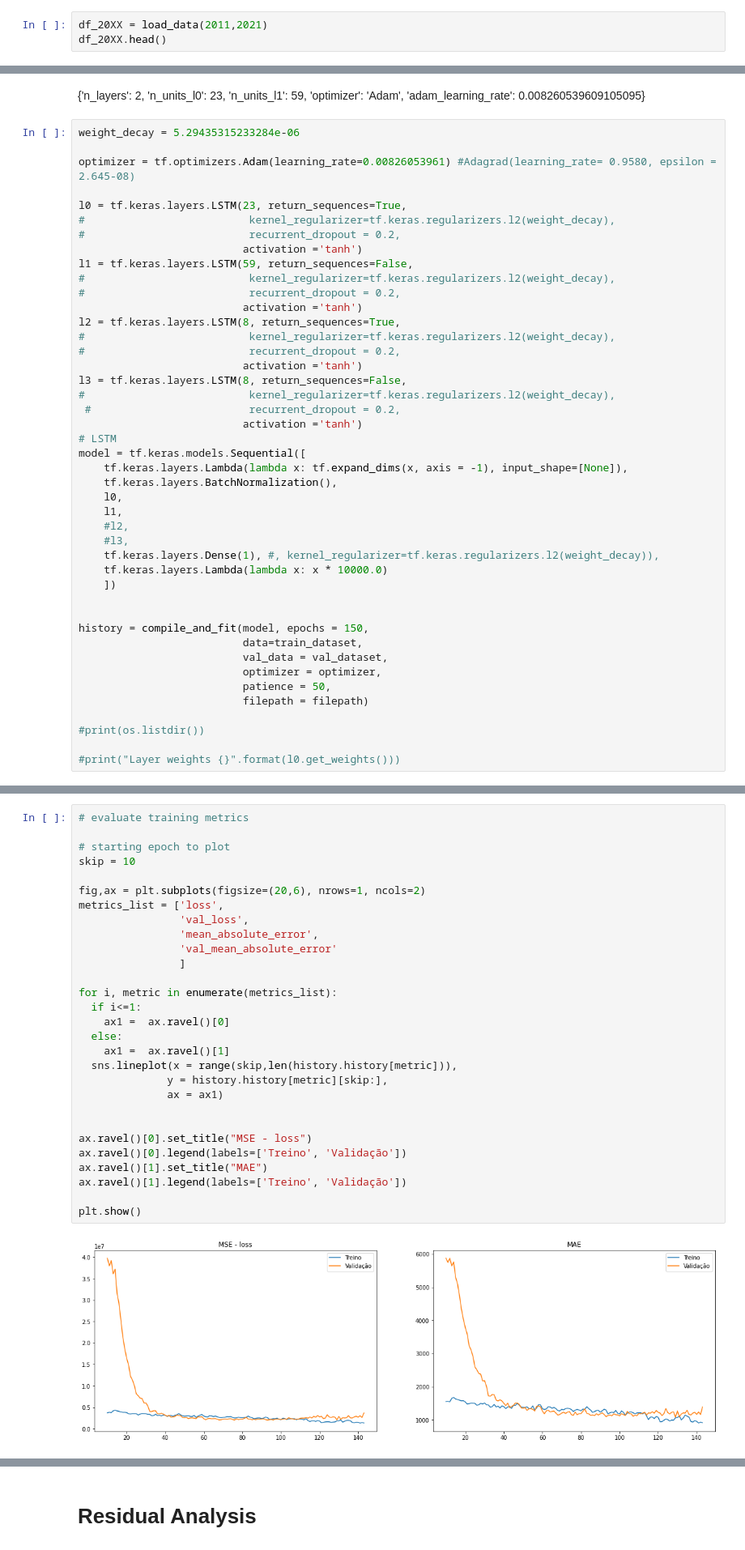
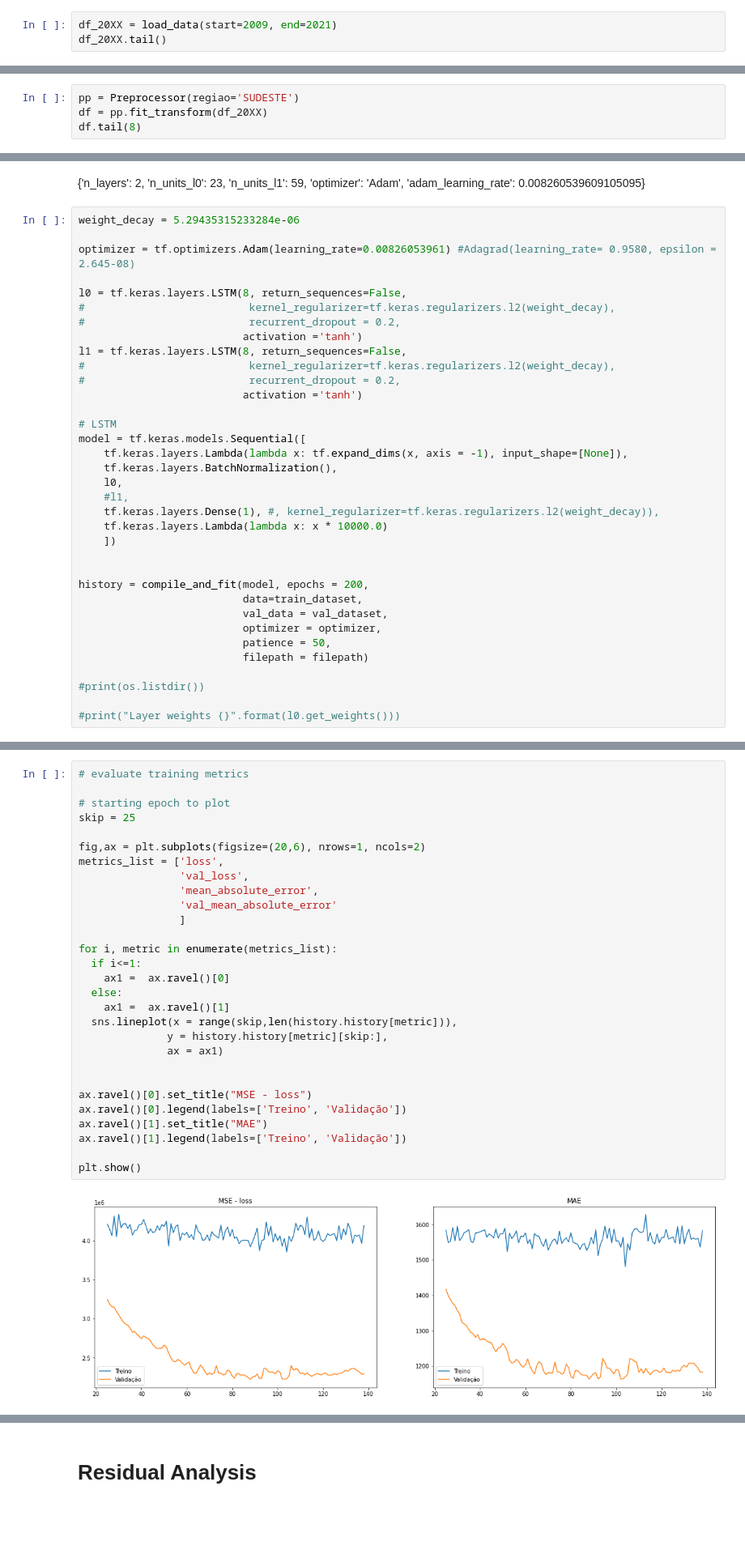
Before and after one commit to marcos-mansur/load-forecast, a Jupyter notebook: model_v1.ipynb, the cells around one changed output, grey strips where cells are left out. Shown at 81% size. Saved outputs shown, nothing was run; the diff lists cells and outputs as text; blank space fills up the shorter version.

Commit message:
update model_v1

```diff
--- a/model_v1.ipynb
+++ b/model_v1.ipynb
@@ -34,7 +39,7 @@ tf.random.set_seed(SEED)
 # %% [markdown]
 # Load data
 # %%
-df_20XX = load_data(2011,2021)
-df_20XX.head()
+df_20XX = load_data(start=2009, end=2021)
+df_20XX.tail()
 # %% [output]
 |  | id_subsistema | nom_subsistema | din_instante | val_cargaenergiamwmed |
@@ -55,0 +53,4 @@ df.head()
+# %%
+pp = Preprocessor(regiao='SUDESTE')
+df = pp.fit_transform(df_20XX)
+df.tail(8)
@@ -210,36 +237,27 @@ weight_decay = 5.29435315233284e-06
 
 optimizer = tf.optimizers.Adam(learning_rate=0.00826053961) #Adagrad(learning_rate= 0.9580, epsilon = 2.645-08)
 
-l0 = tf.keras.layers.LSTM(23, return_sequences=True,
+l0 = tf.keras.layers.LSTM(8, return_sequences=False,
 #                          kernel_regularizer=tf.keras.regularizers.l2(weight_decay),
 #                          recurrent_dropout = 0.2,
                           activation ='tanh')
-l1 = tf.keras.layers.LSTM(59, return_sequences=False,
+l1 = tf.keras.layers.LSTM(8, return_sequences=False,
 #                          kernel_regularizer=tf.keras.regularizers.l2(weight_decay),
 #                          recurrent_dropout = 0.2,
                           activation ='tanh')
-l2 = tf.keras.layers.LSTM(8, return_sequences=True,
-#                          kernel_regularizer=tf.keras.regularizers.l2(weight_decay),
-#                          recurrent_dropout = 0.2,
-                          activation ='tanh')
-l3 = tf.keras.layers.LSTM(8, return_sequences=False,
-#                          kernel_regularizer=tf.keras.regularizers.l2(weight_decay),
- #                         recurrent_dropout = 0.2,
-                          activation ='tanh')
+
 # LSTM
 model = tf.keras.models.Sequential([
     tf.keras.layers.Lambda(lambda x: tf.expand_dims(x, axis = -1), input_shape=[None]),
     tf.keras.layers.BatchNormalization(),
     l0,
-    l1,
-    #l2,
-    #l3,
+    #l1,
     tf.keras.layers.Dense(1), #, kernel_regularizer=tf.keras.regularizers.l2(weight_decay)),
     tf.keras.layers.Lambda(lambda x: x * 10000.0)
     ])
 
 
-history = compile_and_fit(model, epochs = 150,
+history = compile_and_fit(model, epochs = 200,
                           data=train_dataset,
                           val_data = val_dataset,
                           optimizer = optimizer,
@@ -274,34 +288,34 @@ tf.config.list_physical_devices()
 # %%
 # evaluate training metrics
 
 # starting epoch to plot
-skip = 10
+skip = 25
 
 fig,ax = plt.subplots(figsize=(20,6), nrows=1, ncols=2)
 metrics_list = ['loss',
                 'val_loss',
                 'mean_absolute_error',
                 'val_mean_absolute_error'
                 ]
 
 for i, metric in enumerate(metrics_list):
   if i<=1:
     ax1 =  ax.ravel()[0]
   else:
     ax1 =  ax.ravel()[1]
   sns.lineplot(x = range(skip,len(history.history[metric])),
               y = history.history[metric][skip:],
               ax = ax1)
 
 
 ax.ravel()[0].set_title("MSE - loss")
 ax.ravel()[0].legend(labels=['Treino', 'Validação'])
 ax.ravel()[1].set_title("MAE")
 ax.ravel()[1].legend(labels=['Treino', 'Validação'])
 
 plt.show()
 # %% [output]
-[figure, old version]
+[figure, new version]
 # %%
 model.load_weights(filepath)
 
```
Also changed, not shown: parts of 14 cells of this notebook, 1 other file.
